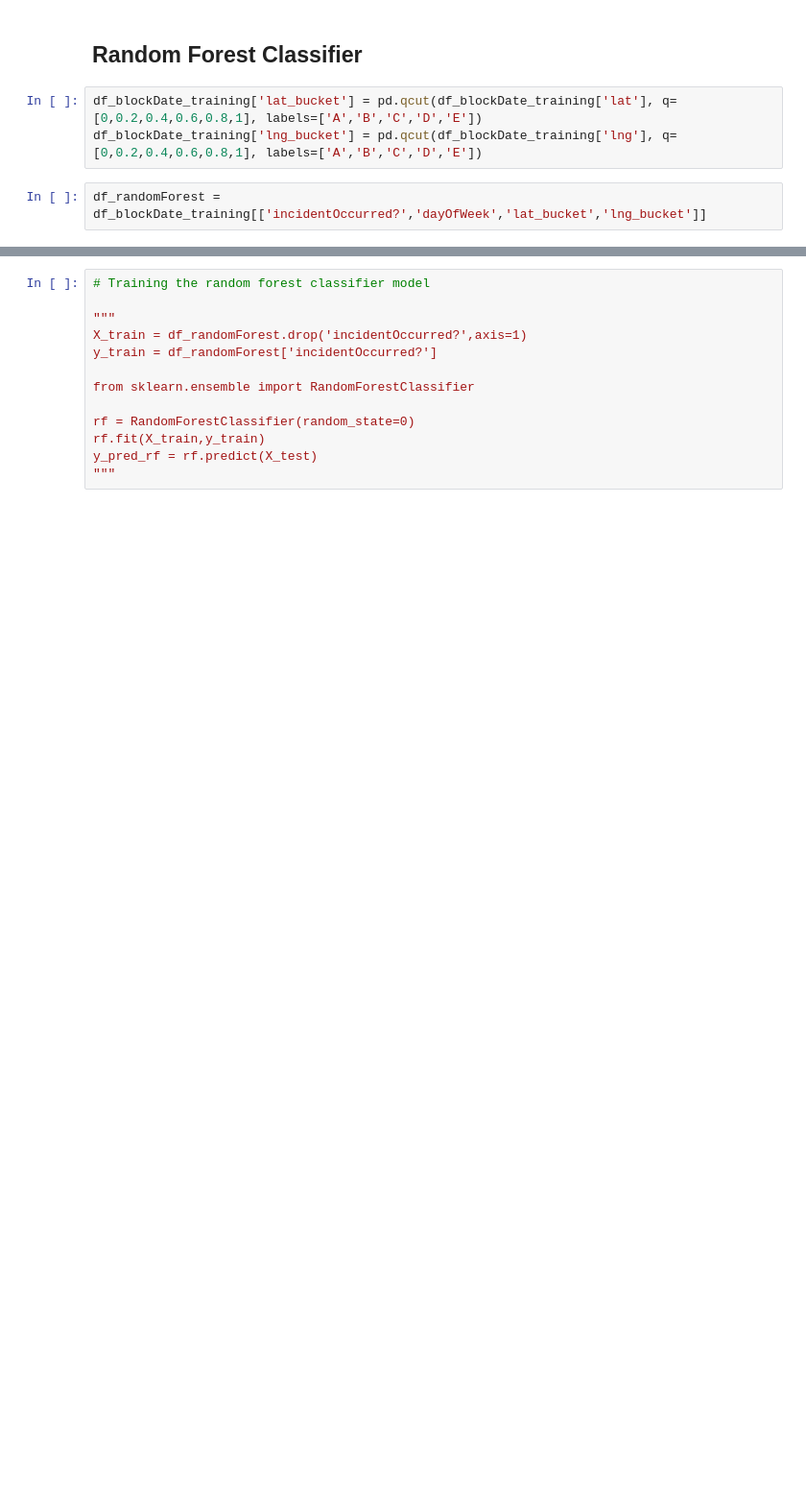
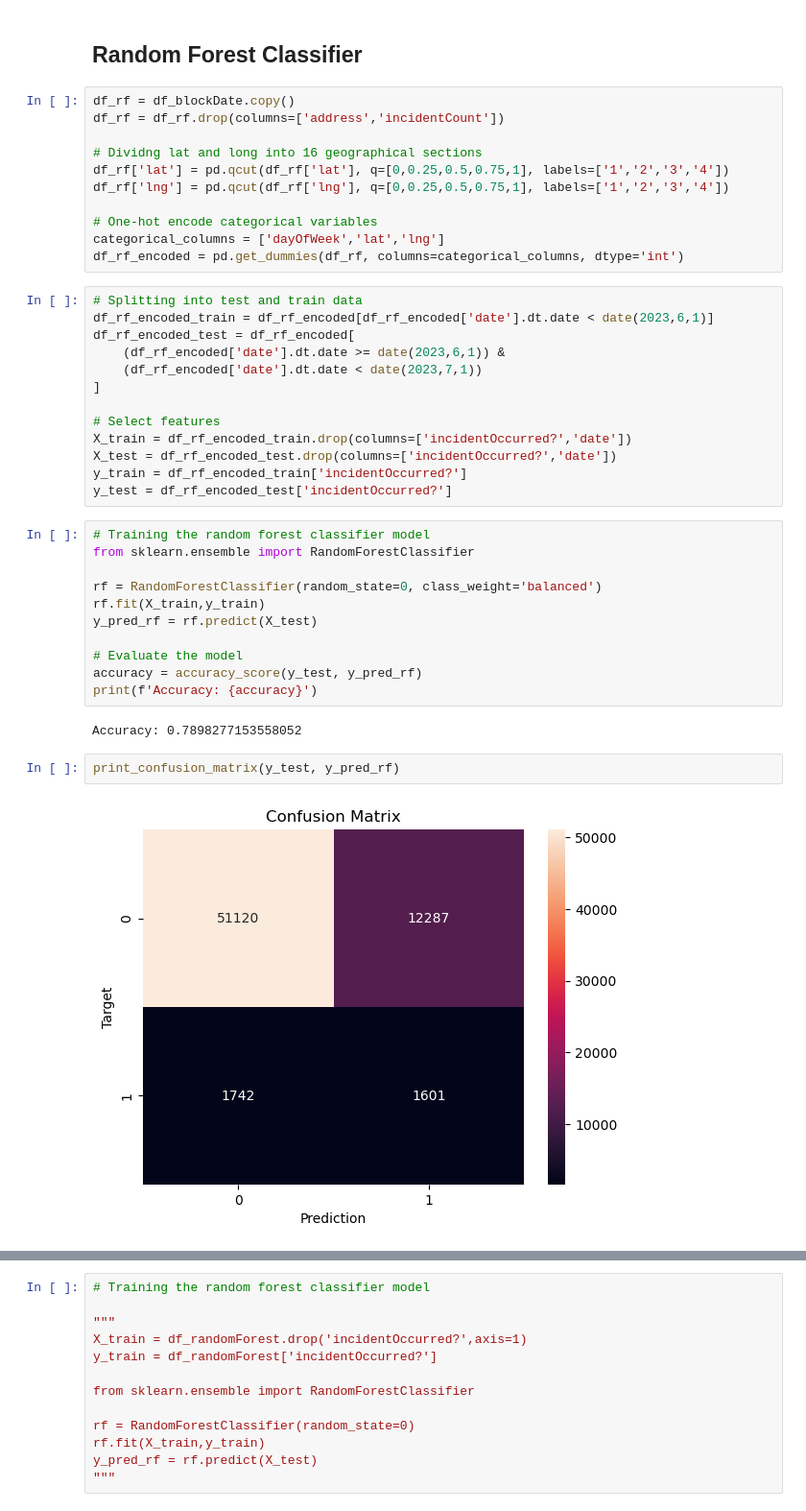
Before and after one commit to SamTheDataGuy/LHL-Final-Project, a Jupyter notebook: Notebook 3 - Model Comparison.ipynb, the cells around one changed output, grey strips where cells are left out. Shown at 96% size. Drawn from its saved outputs; the diff is of its cells as text; blank space fills up the shorter version.

```diff
--- a/Notebook 3 - Model Comparison.ipynb
+++ b/Notebook 3 - Model Comparison.ipynb
@@ -304,7 +350,43 @@ print(f'Accuracy: {accuracy}')
 # %% [markdown]
 ## Random Forest Classifier
-# %%
-df_blockDate_training['lat_bucket'] = pd.qcut(df_blockDate_training['lat'], q=[0,0.2,0.4,0.6,0.8,1], labels=['A','B','C','D','E'])
-df_blockDate_training['lng_bucket'] = pd.qcut(df_blockDate_training['lng'], q=[0,0.2,0.4,0.6,0.8,1], labels=['A','B','C','D','E'])
-# %%
-df_randomForest = df_blockDate_training[['incidentOccurred?','dayOfWeek','lat_bucket','lng_bucket']]
+# %%
+df_rf = df_blockDate.copy()
+df_rf = df_rf.drop(columns=['address','incidentCount'])
+
+# Dividng lat and long into 16 geographical sections
+df_rf['lat'] = pd.qcut(df_rf['lat'], q=[0,0.25,0.5,0.75,1], labels=['1','2','3','4'])
+df_rf['lng'] = pd.qcut(df_rf['lng'], q=[0,0.25,0.5,0.75,1], labels=['1','2','3','4'])
+
+# One-hot encode categorical variables
+categorical_columns = ['dayOfWeek','lat','lng']
+df_rf_encoded = pd.get_dummies(df_rf, columns=categorical_columns, dtype='int')
+# %%
+# Splitting into test and train data
+df_rf_encoded_train = df_rf_encoded[df_rf_encoded['date'].dt.date < date(2023,6,1)]
+df_rf_encoded_test = df_rf_encoded[
+    (df_rf_encoded['date'].dt.date >= date(2023,6,1)) &
+    (df_rf_encoded['date'].dt.date < date(2023,7,1))
+]
+
+# Select features
+X_train = df_rf_encoded_train.drop(columns=['incidentOccurred?','date'])
+X_test = df_rf_encoded_test.drop(columns=['incidentOccurred?','date'])
+y_train = df_rf_encoded_train['incidentOccurred?']
+y_test = df_rf_encoded_test['incidentOccurred?']
+# %%
+# Training the random forest classifier model
+from sklearn.ensemble import RandomForestClassifier
+
+rf = RandomForestClassifier(random_state=0, class_weight='balanced')
+rf.fit(X_train,y_train)
+y_pred_rf = rf.predict(X_test)
+
+# Evaluate the model
+accuracy = accuracy_score(y_test, y_pred_rf)
+print(f'Accuracy: {accuracy}')
+# %% [output]
+Accuracy: 0.7898277153558052
+# %%
+print_confusion_matrix(y_test, y_pred_rf)
+# %% [output]
+[figure, added]
```
Also changed, not shown: parts of 22 cells of this notebook.
